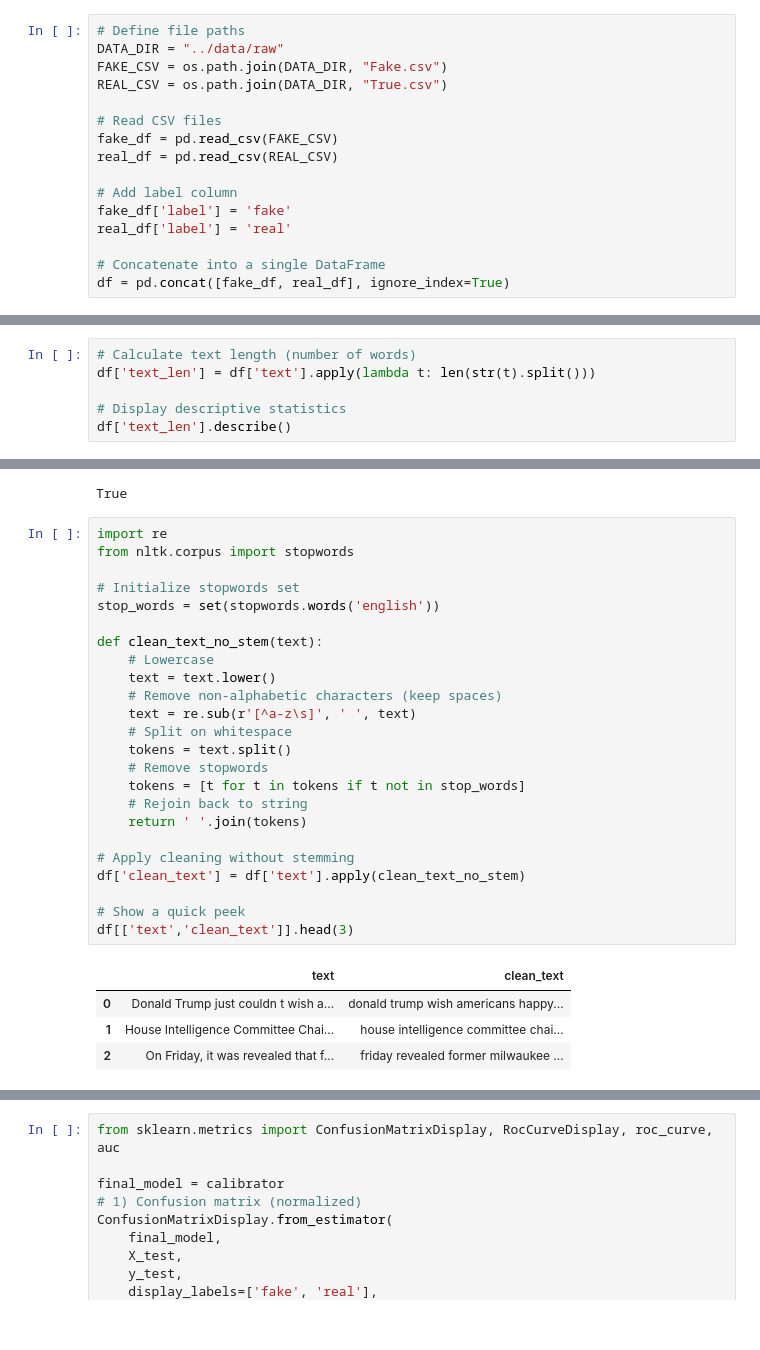
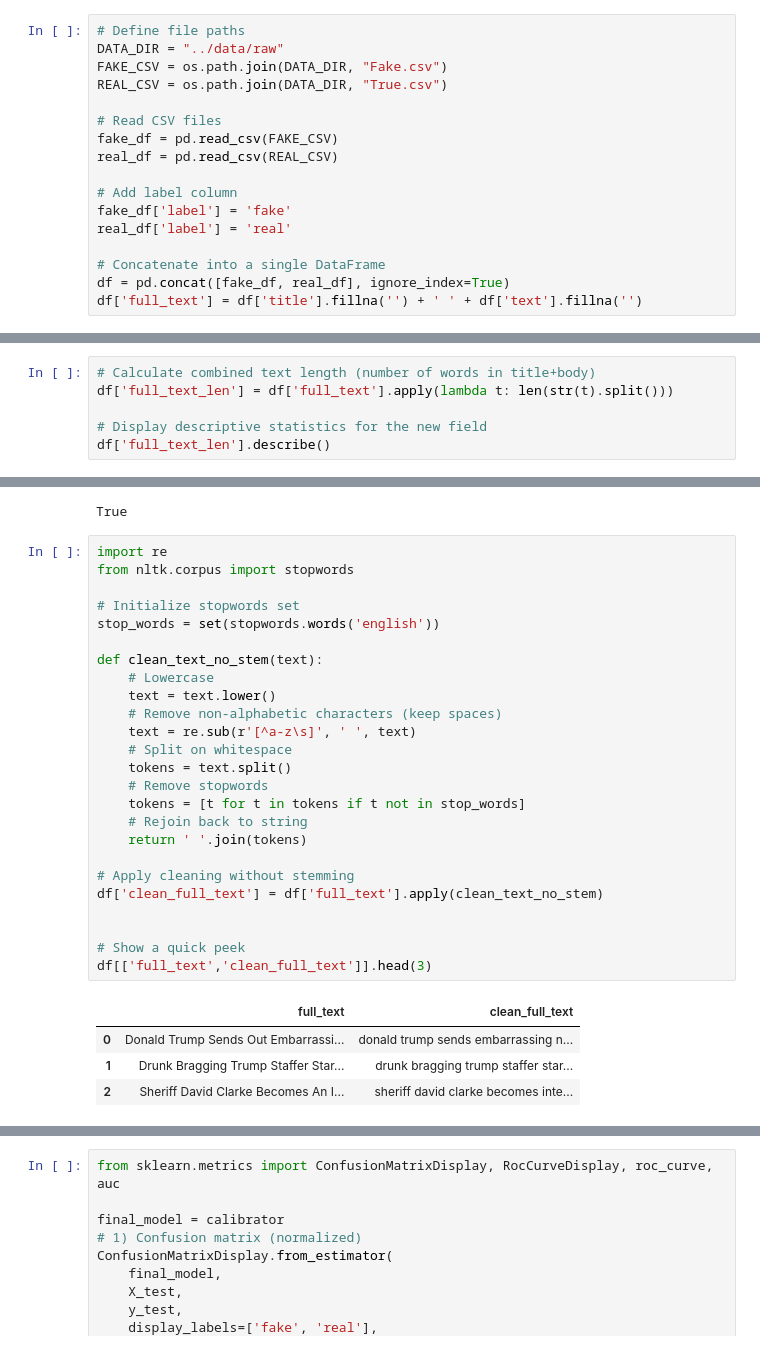
Before and after one commit to Lucaasgg/Fake-News-Classifier, a Jupyter notebook: notebooks/01_EDA.ipynb, the cells around one changed output, grey strips where cells are left out. Drawn from its saved outputs; the diff is of its cells as text.

```diff
--- a/notebooks/01_EDA.ipynb
+++ b/notebooks/01_EDA.ipynb
@@ -36,6 +36,7 @@ real_df['label'] = 'real'
 
 # Concatenate into a single DataFrame
 df = pd.concat([fake_df, real_df], ignore_index=True)
+df['full_text'] = df['title'].fillna('') + ' ' + df['text'].fillna('')
 # %%
 # Inspect shapes
 print("Fake shape:", fake_df.shape)
@@ -89,10 +91,10 @@ real    21417
 Name: count, dtype: int64
 [figure]
 # %%
-# Calculate text length (number of words)
-df['text_len'] = df['text'].apply(lambda t: len(str(t).split()))
+# Calculate combined text length (number of words in title+body)
+df['full_text_len'] = df['full_text'].apply(lambda t: len(str(t).split()))
 
-# Display descriptive statistics
-df['text_len'].describe()
+# Display descriptive statistics for the new field
+df['full_text_len'].describe()
 # %% [output]
 count    44898.000000
@@ -125,32 +127,33 @@ True
 # %%
 import re
 from nltk.corpus import stopwords
 
 # Initialize stopwords set
 stop_words = set(stopwords.words('english'))
 
 def clean_text_no_stem(text):
     # Lowercase
     text = text.lower()
     # Remove non-alphabetic characters (keep spaces)
     text = re.sub(r'[^a-z\s]', ' ', text)
     # Split on whitespace
     tokens = text.split()
     # Remove stopwords
     tokens = [t for t in tokens if t not in stop_words]
     # Rejoin back to string
     return ' '.join(tokens)
 
 # Apply cleaning without stemming
-df['clean_text'] = df['text'].apply(clean_text_no_stem)
+df['clean_full_text'] = df['full_text'].apply(clean_text_no_stem)
+
 
 # Show a quick peek
-df[['text','clean_text']].head(3)
+df[['full_text','clean_full_text']].head(3)
 # %% [output]
-|  | text | clean_text |
-| 0 | Donald Trump just couldn t wish a... | donald trump wish americans happy... |
-| 1 | House Intelligence Committee Chai... | house intelligence committee chai... |
-| 2 | On Friday, it was revealed that f... | friday revealed former milwaukee ... |
+|  | full_text | clean_full_text |
+| 0 | Donald Trump Sends Out Embarrassi... | donald trump sends embarrassing n... |
+| 1 | Drunk Bragging Trump Staffer Star... | drunk bragging trump staffer star... |
+| 2 | Sheriff David Clarke Becomes An I... | sheriff david clarke becomes inte... |
 # %%
 from sklearn.feature_extraction.text import TfidfVectorizer
 from sklearn.model_selection import train_test_split
```
Also changed, not shown: parts of 9 cells of this notebook, 4 other files.
